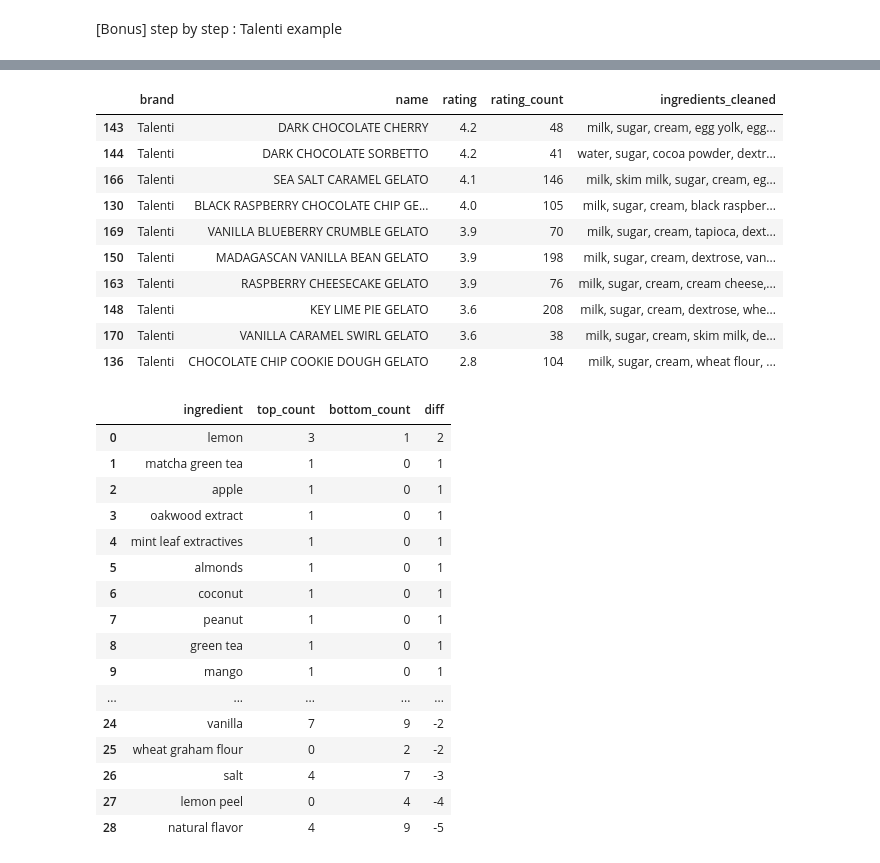
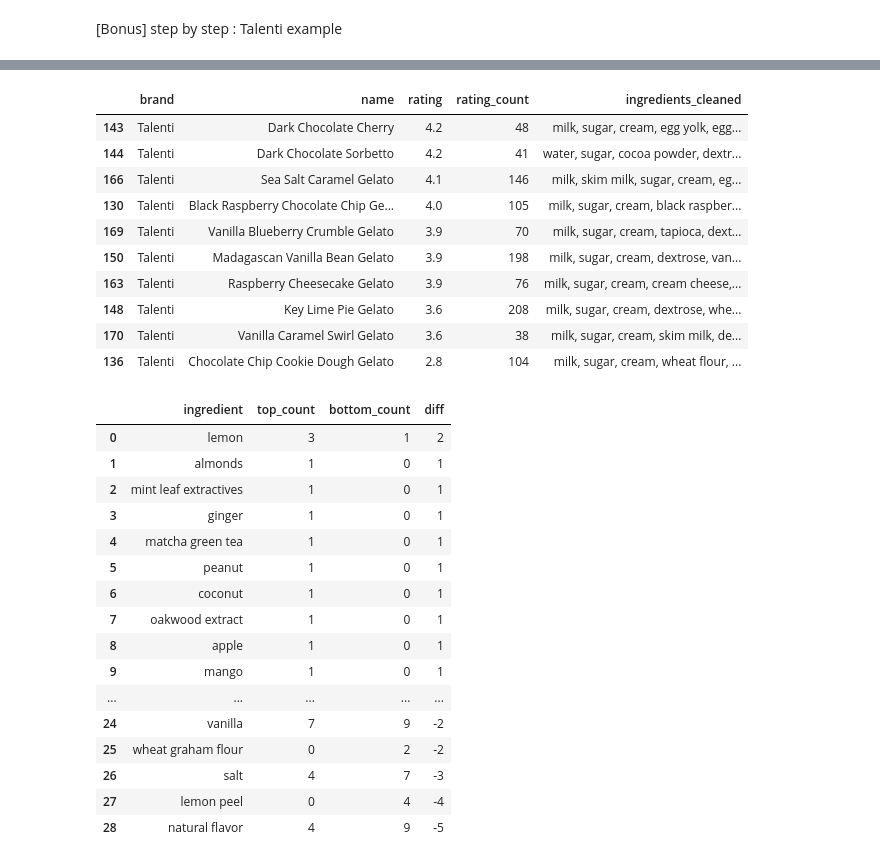
Before and after one commit to kajinmo/icecream, a Jupyter notebook: notebooks/icecream-p2-ingredients.ipynb, the cells around one changed output, grey strips where cells are left out. Saved outputs shown, nothing was run; the diff lists cells and outputs as text; code cells hidden in the pictures.

```diff
--- a/notebooks/icecream-p2-ingredients.ipynb
+++ b/notebooks/icecream-p2-ingredients.ipynb
@@ -307,3 +288,6 @@ df['ingredients_cleaned'] = df['ingredients_cleaned'].replace(to_replace=r',\s,\
 df['ingredients_cleaned'] = df['ingredients_cleaned'].replace(to_replace=r'\s{2,}', value='', regex=True) # trim excess of whitespace
 df['ingredients_cleaned'] = df['ingredients_cleaned'].replace(to_replace=r'\s+$', value='', regex=True) # remove all whitespaces at the end of a string
 df = df.drop('ingredients', axis=1)
+# %%
+#df_copy = df.copy()
+df = df_copy.copy()
@@ -309,0 +310,13 @@ df = df.drop('ingredients', axis=1)
+# %%
+# the function title don't handle all edge cases (e.g., words with apostrophes or hyphens).
+def capitalize_after_whitespace(text):
+    # Split the text into words
+    words = text.split(' ')
+    # Capitalize the first letter of each word
+    capitalized_words = [word.capitalize() for word in words]
+    # Join the words back into a single string
+    return ' '.join(capitalized_words)
+# %%
+# correcting Ice Cream names
+df['name'] = df['name'].replace(to_replace=r'[™®©’]', value='', regex=True) # Removing Special Characters in Ice Cream name
+df['name'] = df['name'].apply(capitalize_after_whitespace) # lower all capitalized words
@@ -349,0 +456,12 @@ There are 199 unique ingredients
+# %%
+# Create a mapping of ingredients to classifications
+ingredient_classification = []
+
+for ingredient in all_ingredients:
+    for category, ingredients in categories.items():
+        if ingredient in ingredients:
+            ingredient_classification.append((ingredient, category))
+
+# Create a DataFrame
+unique_ingredients_classified_df = pd.DataFrame(ingredient_classification, columns=['ingredient', 'classification'])
+unique_ingredients_classified_df
@@ -618,30 +767,30 @@ top10_tl
 bot10_tl
 # %% [output]
 |  | brand | name | rating | rating_count | ingredients_cleaned |
-| 143 | Talenti | DARK CHOCOLATE CHERRY | 4.2 | 48 | milk, sugar, cream, egg yolk, egg... |
-| 144 | Talenti | DARK CHOCOLATE SORBETTO | 4.2 | 41 | water, sugar, cocoa powder, dextr... |
-| 166 | Talenti | SEA SALT CARAMEL GELATO | 4.1 | 146 | milk, skim milk, sugar, cream, eg... |
-| 130 | Talenti | BLACK RASPBERRY CHOCOLATE CHIP GE... | 4.0 | 105 | milk, sugar, cream, black raspber... |
-| 169 | Talenti | VANILLA BLUEBERRY CRUMBLE GELATO | 3.9 | 70 | milk, sugar, cream, tapioca, dext... |
-| 150 | Talenti | MADAGASCAN VANILLA BEAN GELATO | 3.9 | 198 | milk, sugar, cream, dextrose, van... |
-| 163 | Talenti | RASPBERRY CHEESECAKE GELATO | 3.9 | 76 | milk, sugar, cream, cream cheese,... |
-| 148 | Talenti | KEY LIME PIE GELATO | 3.6 | 208 | milk, sugar, cream, dextrose, whe... |
-| 170 | Talenti | VANILLA CARAMEL SWIRL GELATO | 3.6 | 38 | milk, sugar, cream, skim milk, de... |
-| 136 | Talenti | CHOCOLATE CHIP COOKIE DOUGH GELATO | 2.8 | 104 | milk, sugar, cream, wheat flour, ... |
+| 143 | Talenti | Dark Chocolate Cherry | 4.2 | 48 | milk, sugar, cream, egg yolk, egg... |
+| 144 | Talenti | Dark Chocolate Sorbetto | 4.2 | 41 | water, sugar, cocoa powder, dextr... |
+| 166 | Talenti | Sea Salt Caramel Gelato | 4.1 | 146 | milk, skim milk, sugar, cream, eg... |
+| 130 | Talenti | Black Raspberry Chocolate Chip Ge... | 4.0 | 105 | milk, sugar, cream, black raspber... |
+| 169 | Talenti | Vanilla Blueberry Crumble Gelato | 3.9 | 70 | milk, sugar, cream, tapioca, dext... |
+| 150 | Talenti | Madagascan Vanilla Bean Gelato | 3.9 | 198 | milk, sugar, cream, dextrose, van... |
+| 163 | Talenti | Raspberry Cheesecake Gelato | 3.9 | 76 | milk, sugar, cream, cream cheese,... |
+| 148 | Talenti | Key Lime Pie Gelato | 3.6 | 208 | milk, sugar, cream, dextrose, whe... |
+| 170 | Talenti | Vanilla Caramel Swirl Gelato | 3.6 | 38 | milk, sugar, cream, skim milk, de... |
+| 136 | Talenti | Chocolate Chip Cookie Dough Gelato | 2.8 | 104 | milk, sugar, cream, wheat flour, ... |
 # %%
-diff_table_tl = compare_top10_and_bot10_ingredients('Talenti', df, flavor)
+diff_table_tl = compare_top10_and_bot10_ingredients('Talenti', df, categories['flavors'])
 diff_table_tl
 # %% [output]
 |  | ingredient | top_count | bottom_count | diff |
 | 0 | lemon | 3 | 1 | 2 |
-| 1 | matcha green tea | 1 | 0 | 1 |
-| 2 | apple | 1 | 0 | 1 |
-| 3 | oakwood extract | 1 | 0 | 1 |
-| 4 | mint leaf extractives | 1 | 0 | 1 |
-| 5 | almonds | 1 | 0 | 1 |
+| 1 | almonds | 1 | 0 | 1 |
+| 2 | mint leaf extractives | 1 | 0 | 1 |
+| 3 | ginger | 1 | 0 | 1 |
+| 4 | matcha green tea | 1 | 0 | 1 |
+| 5 | peanut | 1 | 0 | 1 |
 | 6 | coconut | 1 | 0 | 1 |
-| 7 | peanut | 1 | 0 | 1 |
-| 8 | green tea | 1 | 0 | 1 |
+| 7 | oakwood extract | 1 | 0 | 1 |
+| 8 | apple | 1 | 0 | 1 |
 | 9 | mango | 1 | 0 | 1 |
 | ... | ... | ... | ... | ... |
 | 24 | vanilla | 7 | 9 | -2 |
```
Also changed, not shown: parts of 36 cells of this notebook, 9 other files.
